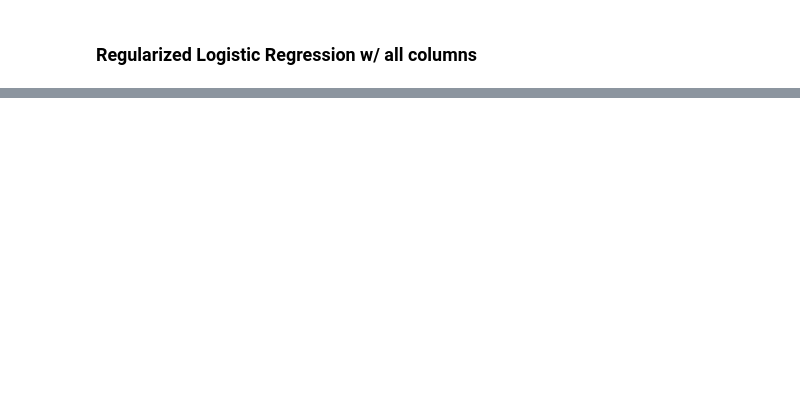
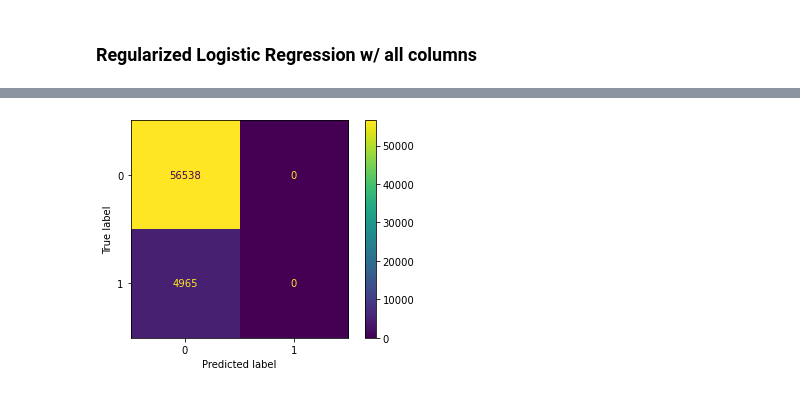
Before and after one commit to jdklein513/final-project-HCDR, a Jupyter notebook: code/Group9_Phase1_Modeling.ipynb, the cells around one changed output, grey strips where cells are left out. Cells and saved outputs as stored; diff of their text form; code cells hidden in the pictures; blank space fills up the shorter version.

```diff
--- a/code/Group9_Phase1_Modeling.ipynb
+++ b/code/Group9_Phase1_Modeling.ipynb
@@ -796,0 +844,18 @@ feature_importances.head(50)
+# %%
+# generate the pipeline
+rf_pipeline = Pipeline([
+    ("features_adder", LoanFeatureAdder()),
+    ("preparation", data_pipeline),
+    ("rf", RandomForestClassifier())
+])
+
+# set up cross validation grid search
+rf_grid_search = GridSearchCV(rf_pipeline,
+                                    param_grid=rf_params,
+                                    scoring='roc_auc',
+                                    cv=5,
+                                    n_jobs=-1,
+                                    verbose=True)
+
+# grid search on training data
+rf_grid_search.fit(x_sample_10, y_sample_10)
@@ -865,0 +1230,18 @@ results
+# %%
+# fit best estimator on entire training data
+rf_clf = rf_grid_search.best_estimator_.fit(x_train, y_train)
+
+# generate predictions on test data
+rf_predictions = rf_clf.predict(x_test)
+
+# calculate score on test predictions
+rf_test_score = accuracy_score(y_test, rf_predictions)
+
+# calculate roc_auc score on test predictions
+rf_test_roc_score = roc_auc_score(y_test, rf_clf.predict_proba(x_test)[:, 1])
+
+# calculate classification report on test predictions
+rf_test_classification_report = classification_report(y_test, rf_predictions)
+
+# calculate confusion matrix on test predictions
+rf_test_confusion_matrix = confusion_matrix(y_test, rf_predictions)
@@ -865,0 +1260,6 @@ results
+# %%
+# plot confusion matrix
+plot_confusion_matrix(rf_clf, x_test, y_test)
+plt.show()
+# %% [output]
+[figure, added]
```
Also changed, not shown: parts of 151 cells of this notebook, 6 other files.
